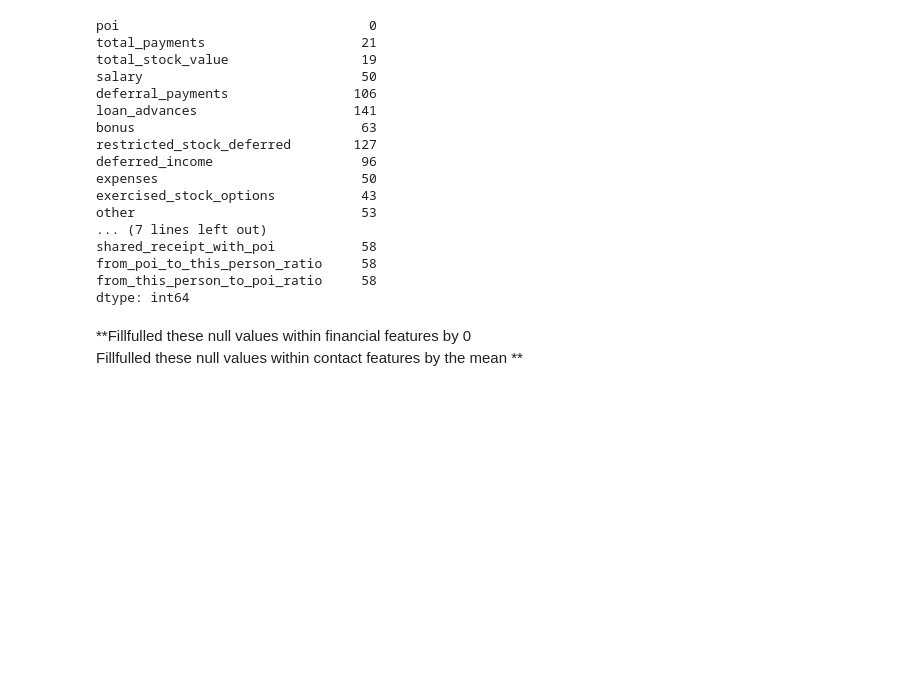
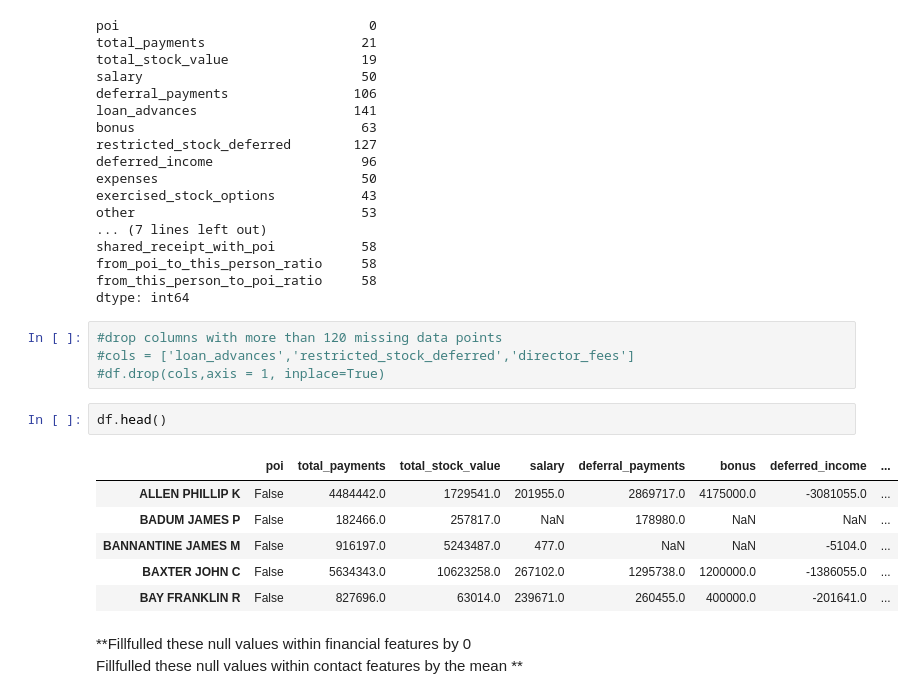
Before and after one commit to cooleel/Udacity_DA_ND, a Jupyter notebook: identifyFraudFromEnronEmail/Identify-fraud-from-Enron-email.ipynb, the cells around one changed output. Cells and saved outputs as stored; diff of their text form; blank space fills up the shorter version.

```diff
--- a/identifyFraudFromEnronEmail/Identify-fraud-from-Enron-email.ipynb
+++ b/identifyFraudFromEnronEmail/Identify-fraud-from-Enron-email.ipynb
@@ -274,6 +274,19 @@ shared_receipt_with_poi           58
 from_poi_to_this_person_ratio     58
 from_this_person_to_poi_ratio     58
 dtype: int64
+# %%
+#drop columns with more than 120 missing data points
+#cols = ['loan_advances','restricted_stock_deferred','director_fees']
+#df.drop(cols,axis = 1, inplace=True)
+# %%
+df.head()
+# %% [output]
+|  | poi | total_payments | total_stock_value | salary | deferral_payments | bonus | deferred_income | ... |
+| ALLEN PHILLIP K | False | 4484442.0 | 1729541.0 | 201955.0 | 2869717.0 | 4175000.0 | -3081055.0 | ... |
+| BADUM JAMES P | False | 182466.0 | 257817.0 | NaN | 178980.0 | NaN | NaN | ... |
+| BANNANTINE JAMES M | False | 916197.0 | 5243487.0 | 477.0 | NaN | NaN | -5104.0 | ... |
+| BAXTER JOHN C | False | 5634343.0 | 10623258.0 | 267102.0 | 1295738.0 | 1200000.0 | -1386055.0 | ... |
+| BAY FRANKLIN R | False | 827696.0 | 63014.0 | 239671.0 | 260455.0 | 400000.0 | -201641.0 | ... |
 # %% [markdown]
 **Fillfulled these null values within financial features by 0
 Fillfulled these null values within contact features by the mean **
```
Also changed, not shown: parts of 20 cells of this notebook, 6 other files.
